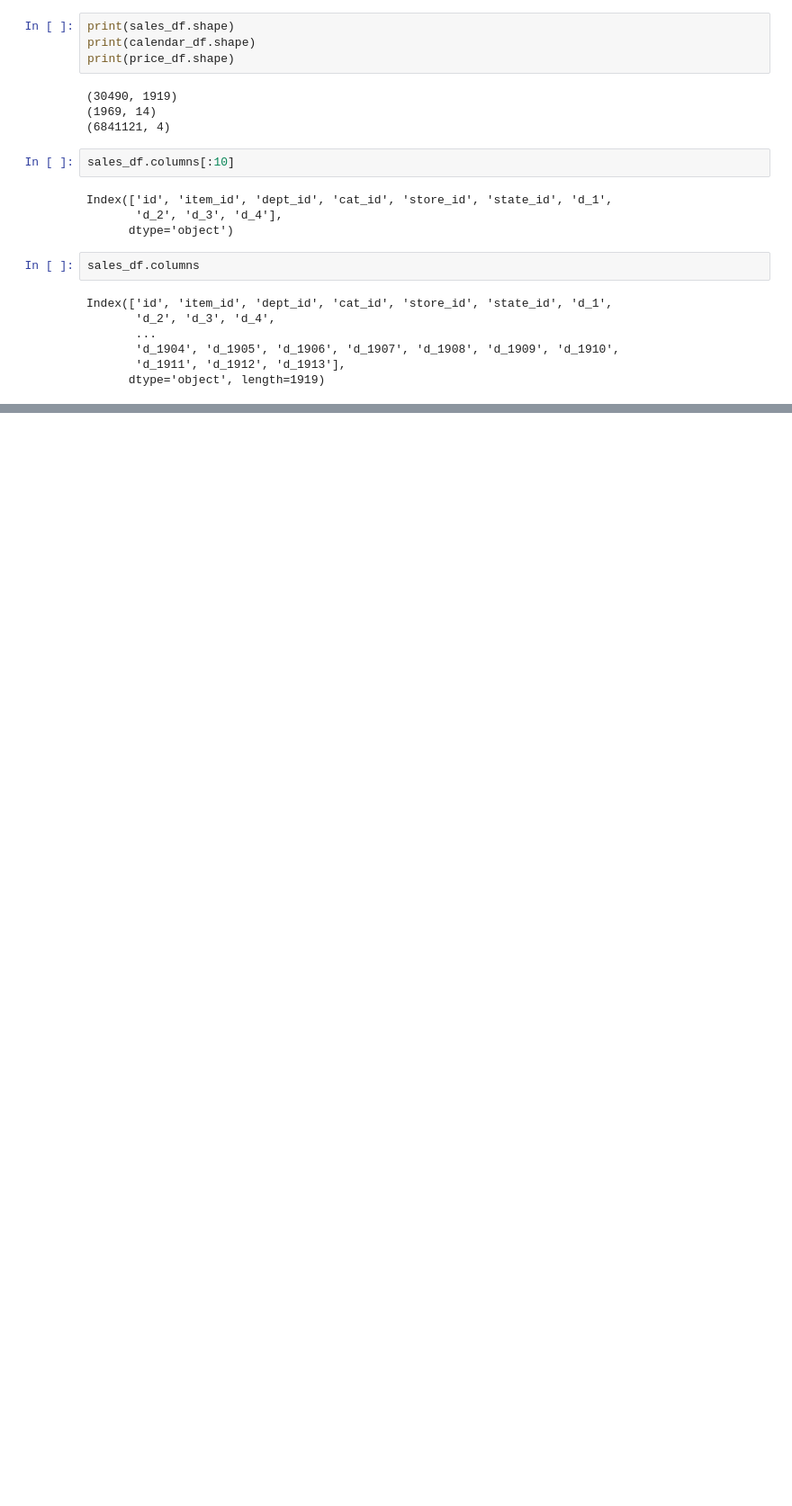
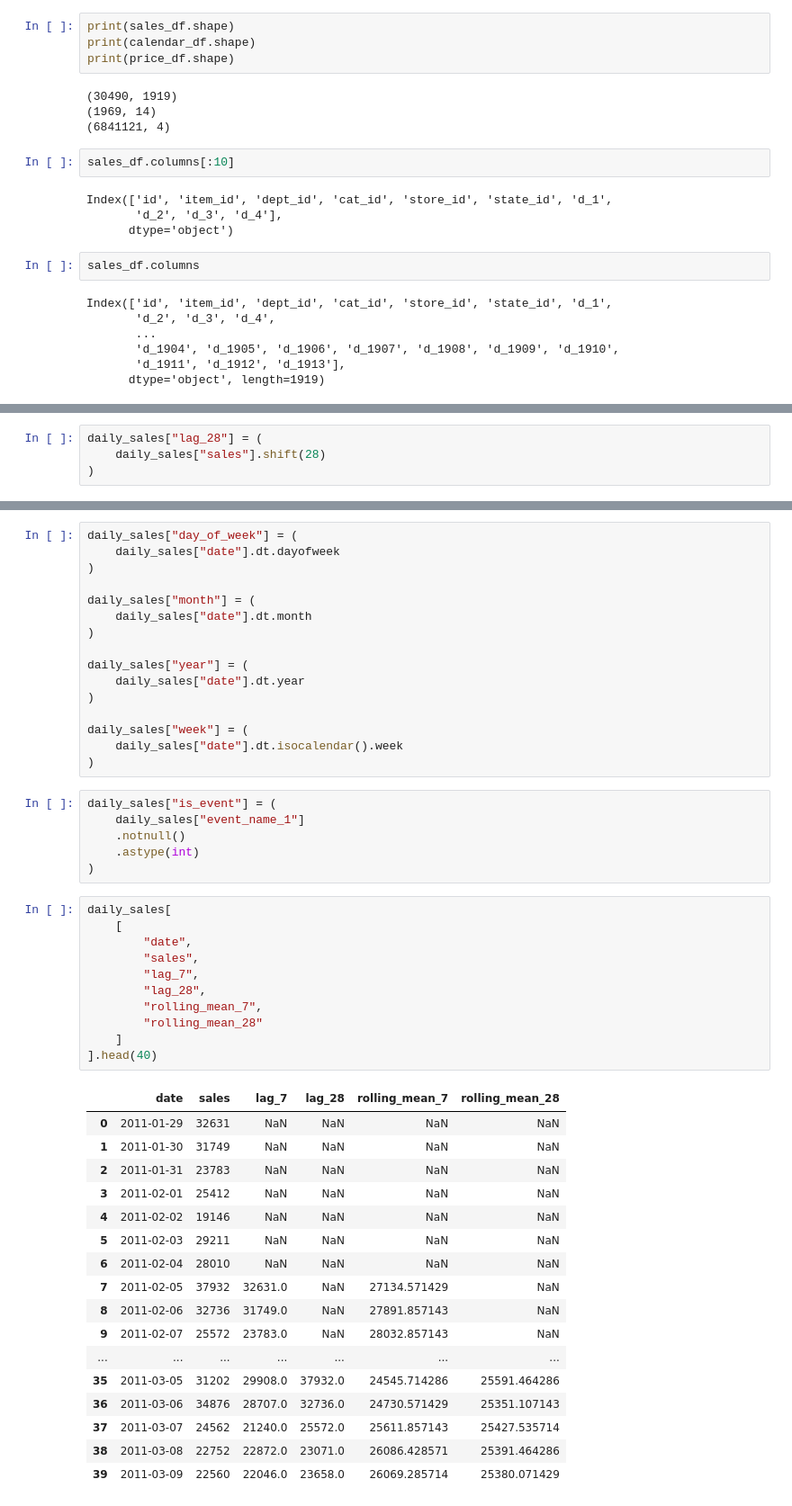
Before and after one commit to MeAbhishek09/NeuralRetail, a Jupyter notebook: notebooks/04_m5_data_preprocessing.ipynb, the cells around one changed output, grey strips where cells are left out. Shown at 90% size. Cells and saved outputs as stored; diff of their text form; blank space fills up the shorter version.

```diff
--- a/notebooks/04_m5_data_preprocessing.ipynb
+++ b/notebooks/04_m5_data_preprocessing.ipynb
@@ -84,0 +183,4 @@ melted_df = melted_df.merge(
+# %%
+daily_sales["lag_28"] = (
+    daily_sales["sales"].shift(28)
+)
@@ -84,0 +201,51 @@ melted_df = melted_df.merge(
+# %%
+daily_sales["day_of_week"] = (
+    daily_sales["date"].dt.dayofweek
+)
+
+daily_sales["month"] = (
+    daily_sales["date"].dt.month
+)
+
+daily_sales["year"] = (
+    daily_sales["date"].dt.year
+)
+
+daily_sales["week"] = (
+    daily_sales["date"].dt.isocalendar().week
+)
+# %%
+daily_sales["is_event"] = (
+    daily_sales["event_name_1"]
+    .notnull()
+    .astype(int)
+)
+# %%
+daily_sales[
+    [
+        "date",
+        "sales",
+        "lag_7",
+        "lag_28",
+        "rolling_mean_7",
+        "rolling_mean_28"
+    ]
+].head(40)
+# %% [output]
+|  | date | sales | lag_7 | lag_28 | rolling_mean_7 | rolling_mean_28 |
+| 0 | 2011-01-29 | 32631 | NaN | NaN | NaN | NaN |
+| 1 | 2011-01-30 | 31749 | NaN | NaN | NaN | NaN |
+| 2 | 2011-01-31 | 23783 | NaN | NaN | NaN | NaN |
+| 3 | 2011-02-01 | 25412 | NaN | NaN | NaN | NaN |
+| 4 | 2011-02-02 | 19146 | NaN | NaN | NaN | NaN |
+| 5 | 2011-02-03 | 29211 | NaN | NaN | NaN | NaN |
+| 6 | 2011-02-04 | 28010 | NaN | NaN | NaN | NaN |
+| 7 | 2011-02-05 | 37932 | 32631.0 | NaN | 27134.571429 | NaN |
+| 8 | 2011-02-06 | 32736 | 31749.0 | NaN | 27891.857143 | NaN |
+| 9 | 2011-02-07 | 25572 | 23783.0 | NaN | 28032.857143 | NaN |
+| ... | ... | ... | ... | ... | ... | ... |
+| 35 | 2011-03-05 | 31202 | 29908.0 | 37932.0 | 24545.714286 | 25591.464286 |
+| 36 | 2011-03-06 | 34876 | 28707.0 | 32736.0 | 24730.571429 | 25351.107143 |
+| 37 | 2011-03-07 | 24562 | 21240.0 | 25572.0 | 25611.857143 | 25427.535714 |
+| 38 | 2011-03-08 | 22752 | 22872.0 | 23071.0 | 26086.428571 | 25391.464286 |
+| 39 | 2011-03-09 | 22560 | 22046.0 | 23658.0 | 26069.285714 | 25380.071429 |
```
Also changed, not shown: parts of 34 cells of this notebook, 8 other files.
